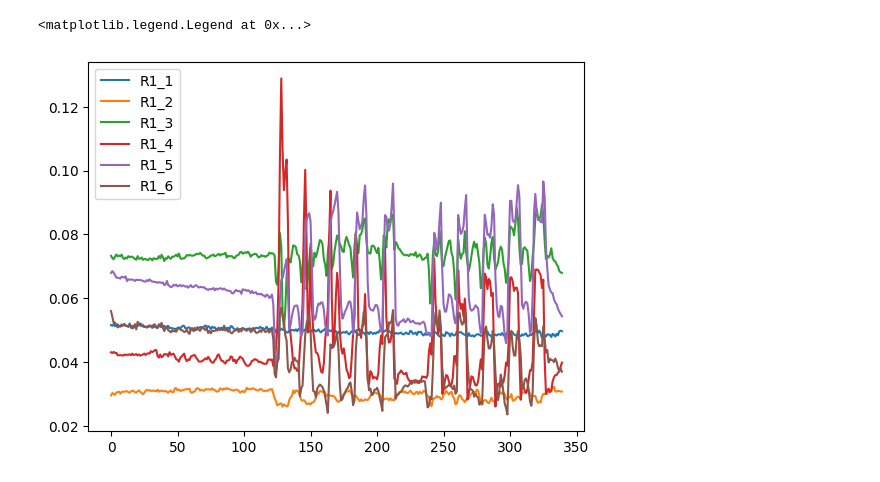
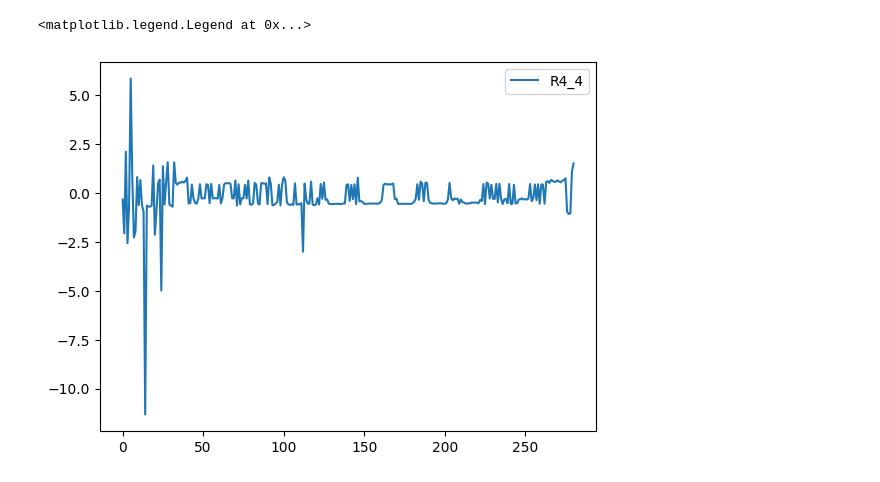
Before and after one commit to htsago/Sensorprobe, a Jupyter notebook: data_preprocessing.ipynb, the cells around one changed output. Saved outputs shown, nothing was run; the diff lists cells and outputs as text; code cells hidden in the pictures.

```diff
--- a/data_preprocessing.ipynb
+++ b/data_preprocessing.ipynb
@@ -164,6 +124,6 @@ ds.to_csv('data.csv', index=False)
-# %%
-plt.plot(ds.index, ds[['R1_1', 'R1_2', 'R1_3', 'R1_4','R1_5', 'R1_6']])
-plt.legend(['R1_1', 'R1_2', 'R1_3', 'R1_4','R1_5', 'R1_6' ])
-# %% [output]
-<matplotlib.legend.Legend at 0x...>
-[figure, removed]
+# %%
+plt.plot(dd.index, dd.R4_4)
+plt.legend(['R4_4'])
+# %% [output]
+<matplotlib.legend.Legend at 0x...>
+[figure, added]
```
Also changed, not shown: parts of 25 cells of this notebook, 2 other files.
